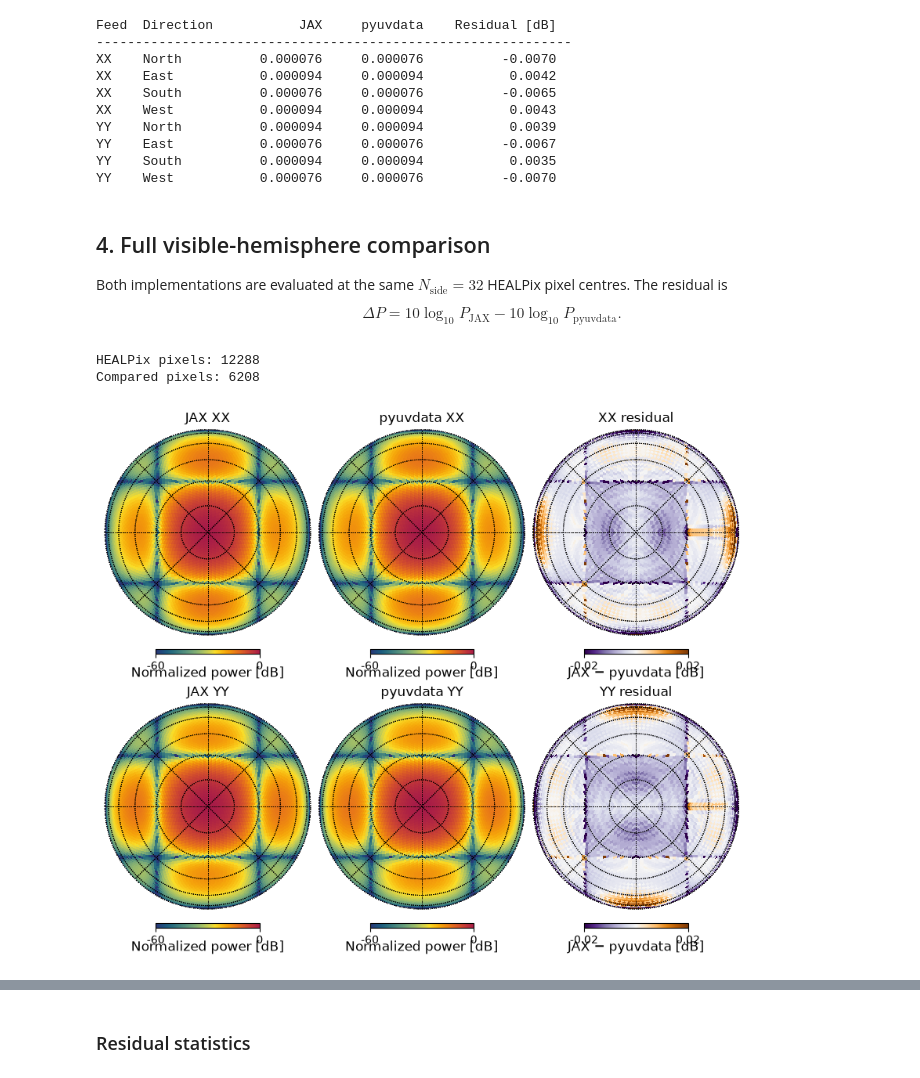
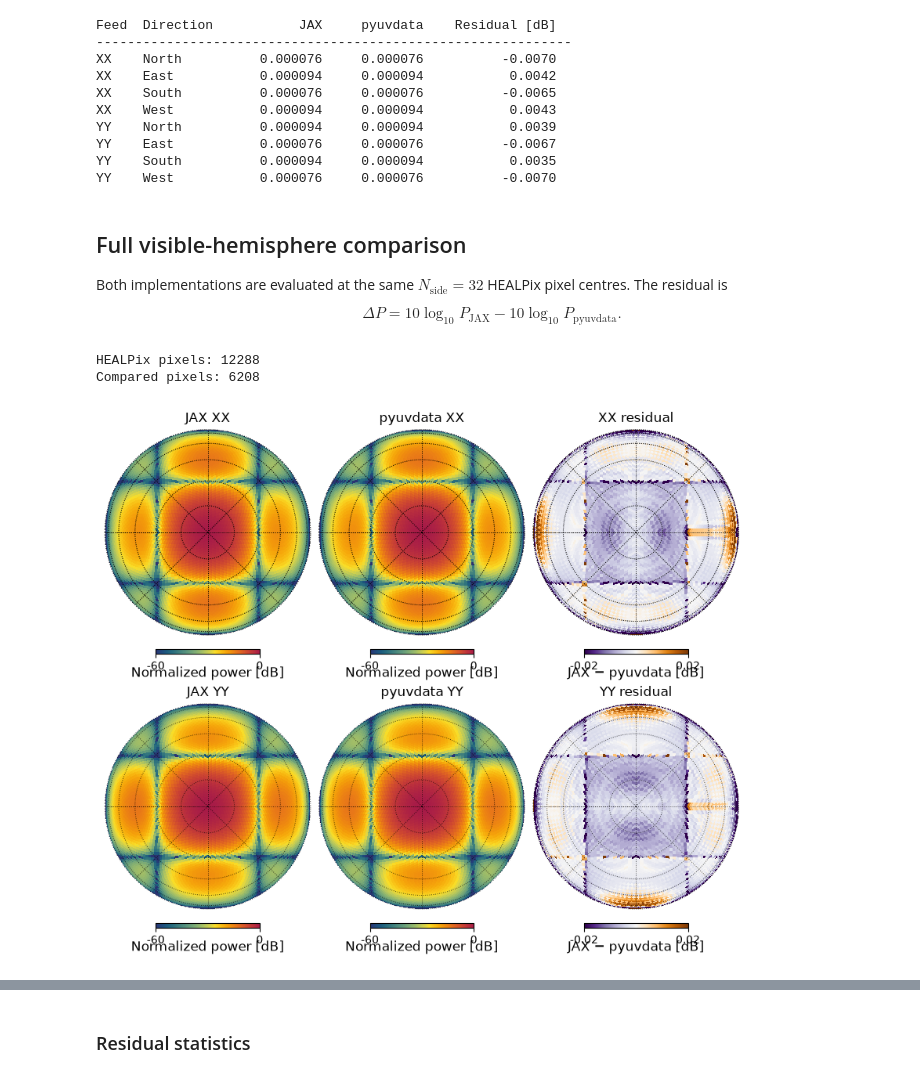
Before and after one commit to amanchokshi/mwa_jaxbeam, a Jupyter notebook: notebooks/aee_137mhz_validation.ipynb, the cells around one changed output, grey strips where cells are left out. Cells and saved outputs as stored; diff of their text form; code cells hidden in the pictures.

Commit message:
Added convenience conversion functions, added plots, and funky dipole gains

```diff
--- a/notebooks/aee_137mhz_validation.ipynb
+++ b/notebooks/aee_137mhz_validation.ipynb
@@ -151,7 +354,7 @@ jax_cardinal_power = np.asarray(
 
 pyuv_cardinal_efield = interpolate_pyuvdata_efield(
     aee_beam,
-    az_rad=to_pyuvdata_azimuth(az_jax),
+    az_rad=azimuth_ne_to_en(az_jax),
     za_rad=za_rad,
 )
 pyuv_cardinal_power = efield_to_power(pyuv_cardinal_efield) / pyuv_zenith_power[:, np.newaxis]
@@ -180,7 +383,7 @@ YY    East           0.000076     0.000076          -0.0067
 YY    South          0.000094     0.000094           0.0035
 YY    West           0.000076     0.000076          -0.0070
 # %% [markdown]
-## 4. Full visible-hemisphere comparison
+## Full visible-hemisphere comparison
 
 Both implementations are evaluated at the same $N_{\mathrm{side}}=32$
 HEALPix pixel centres. The residual is
@@ -197,8 +400,8 @@ pixel_indices = np.arange(npix)
 za_hpx, phi_hpx = hp.pix2ang(NSIDE, pixel_indices)
 
 # HEALPix phi is East-through-North. Convert it to the package convention.
-az_jax_hpx = np.mod(np.pi / 2.0 - phi_hpx, 2.0 * np.pi)
-az_pyuvdata_hpx = to_pyuvdata_azimuth(az_jax_hpx)
+az_jax_hpx = azimuth_en_to_ne(phi_hpx)
+az_pyuvdata_hpx = azimuth_ne_to_en(az_jax_hpx)
 
 visible = za_hpx <= max_za_rad
 n_visible = int(np.count_nonzero(visible))
@@ -268,32 +473,31 @@ residual_kwargs = {
     "min": -0.02,
     "max": 0.02,
     "unit": "\n\nJAX − pyuvdata [dB]",
     "cmap": "PuOr_r",
 }
 
 for row, feed_name in enumerate(("XX", "YY")):
     hp.orthview(
         jax_maps[row],
         sub=(2, 3, 1 + 3 * row),
         title=f"JAX {feed_name}",
         **beam_kwargs,
     )
     hp.orthview(
         pyuv_maps[row],
         sub=(2, 3, 2 + 3 * row),
         title=f"pyuvdata {feed_name}",
         **beam_kwargs,
     )
     hp.orthview(
         residual_maps[row],
         sub=(2, 3, 3 + 3 * row),
         title=f"{feed_name} residual",
         **residual_kwargs,
     )
 
-for _ in range(6):
     hp.graticule(dpar=15, dmer=45, ls=":", lw=0.7, alpha=0.7)
 
 plt.show()
 # %% [output]
-[figure, old version]
+[figure, new version]
```
Also changed, not shown: parts of 21 cells of this notebook.
